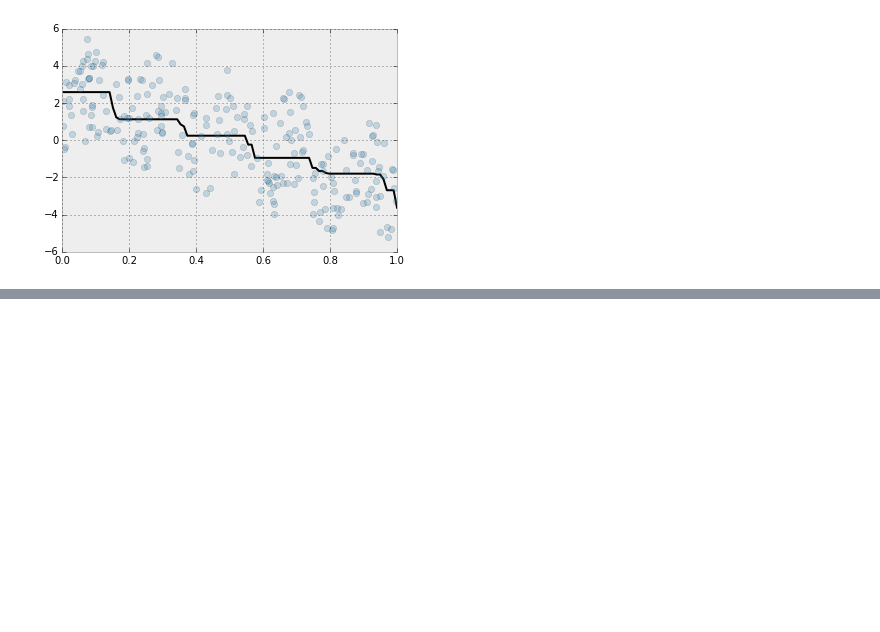
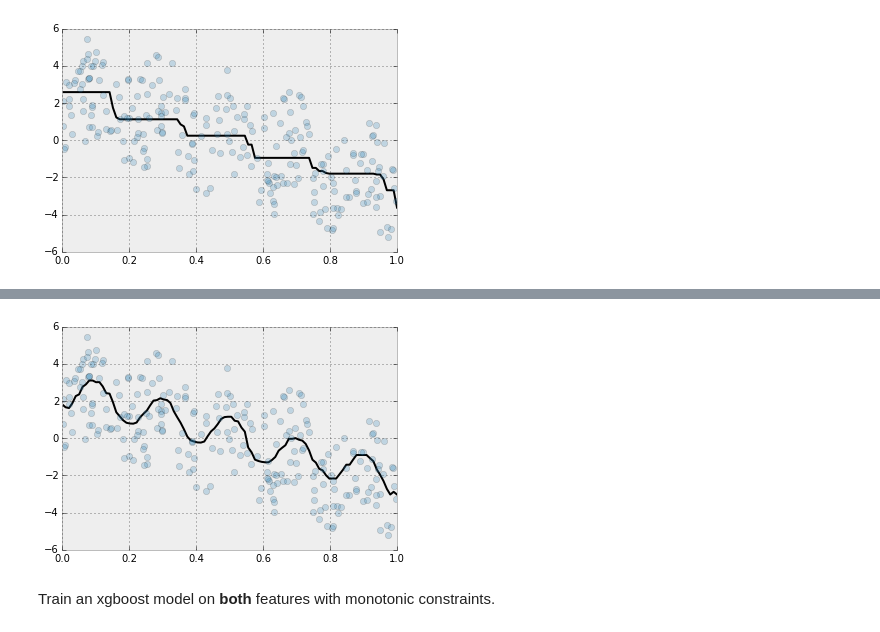
Before and after one commit to madrury/xgboost-monotonic-testing, a Jupyter notebook: xgboost-monotonic-testing.ipynb, the cells around one changed output, grey strips where cells are left out. Cells and saved outputs as stored; diff of their text form; code cells hidden in the pictures; blank space fills up the shorter version.

```diff
--- a/xgboost-monotonic-testing.ipynb
+++ b/xgboost-monotonic-testing.ipynb
@@ -178,0 +232,6 @@ plot_one_feature_prediction(model_with_constraints, X_test[:, 1], y_test, "")
+# %%
+plot_one_feature_of_two_prediction(model_no_constraints, X_test, y_test, 1)
+# %% [output]
+[figure, added]
+# %% [markdown]
+Train an xgboost model on **both** features with monotonic constraints.
```
Also changed, not shown: parts of 7 cells of this notebook.
